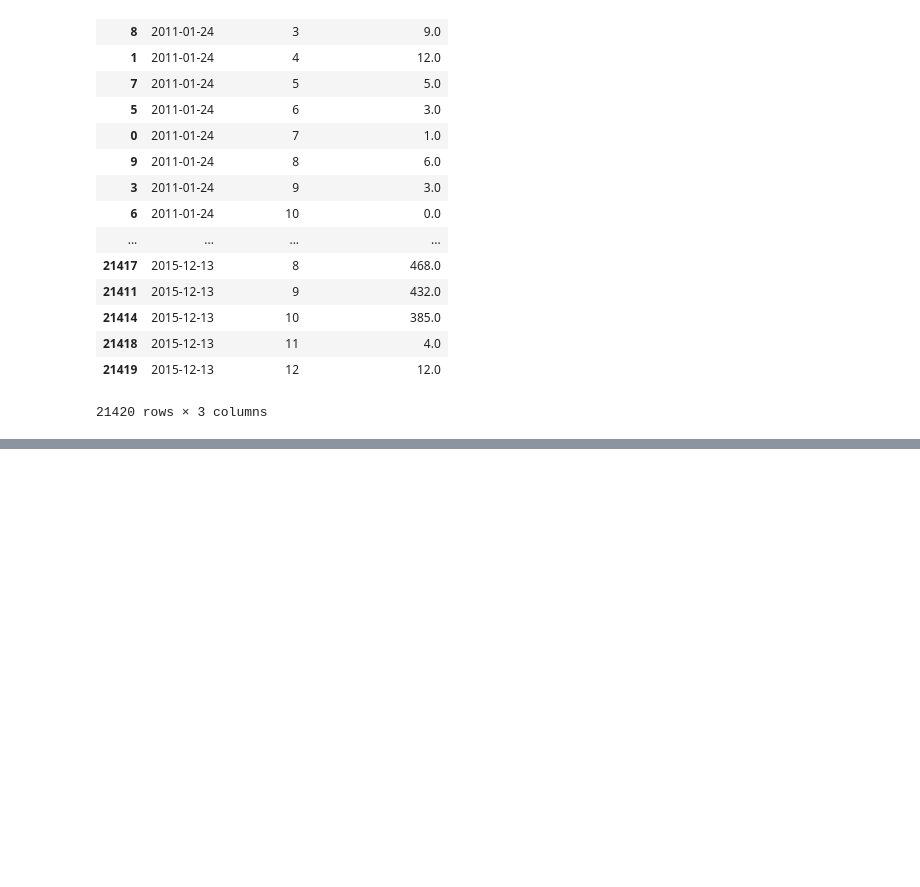
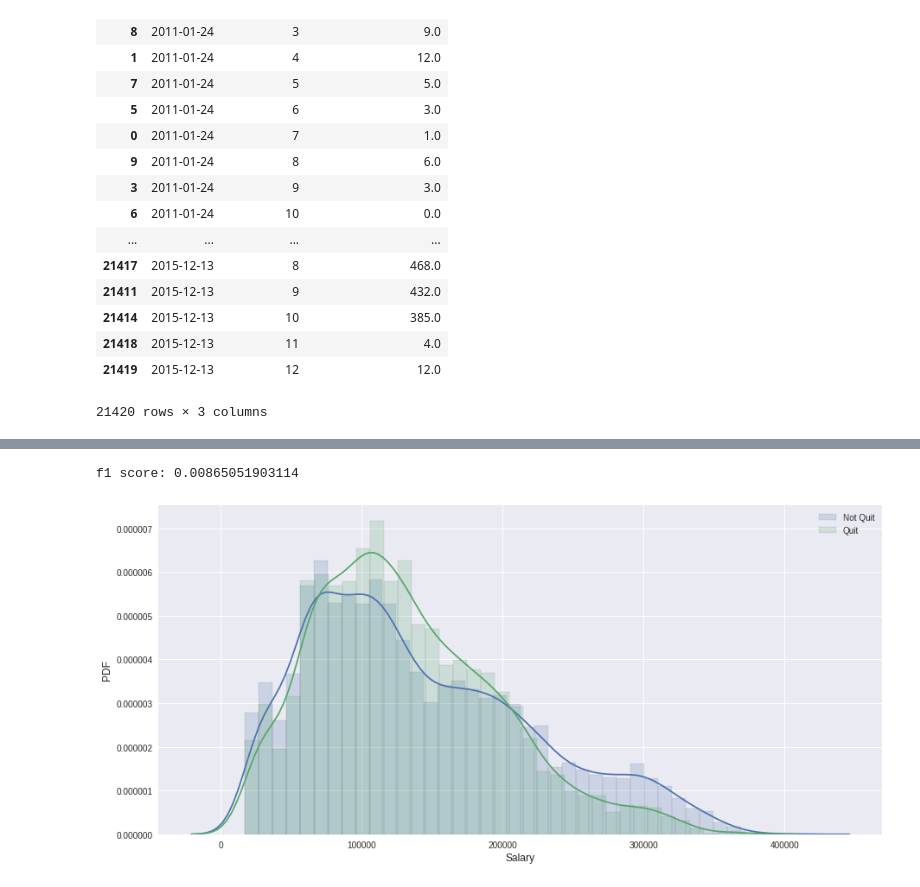
Before and after one commit to yutsai84/Datachallenge, a Jupyter notebook: Employee Retention.ipynb, the cells around one changed output, grey strips where cells are left out. Drawn from its saved outputs; the diff is of its cells as text; code cells hidden in the pictures; blank space fills up the shorter version.

```diff
--- a/Employee Retention.ipynb
+++ b/Employee Retention.ipynb
@@ -360,0 +479,25 @@ headcount_final
+# %%
+def preprocess_features(X):
+    '''
+    X: pandas data frame
+    Preprocesses the raw data and converts non-numeric binary variables into
+    binary (0/1) variables. Converts categorical variables into dummy variables.
+    '''
+
+    # Initialize new output DataFrame
+    output = pd.DataFrame(index = X.index)
+
+    # Investigate each feature column for the data
+    for col, col_data in X.iteritems():
+
+        # If data type is categorical, convert to dummy variables
+        if col_data.dtype == object:
+            # Example: 'school' => 'school_GP' and 'school_MS'
+            col_data = pd.get_dummies(col_data, prefix = col)
+
+        # Collect the revised columns
+        output = output.join(col_data)
+
+    return output
+# %%
+subset = preprocess_features(subset)
@@ -360,0 +525,3 @@ headcount_final
+# %%
+company = pd.get_dummies(subset['company_id'], prefix='company')
+subset = subset.join(company)
@@ -360,0 +650,6 @@ headcount_final
+# %%
+pred = reg.predict(X_test)
+score = performance_metric(y_test, pred)
+print("f1 score: " + str(score))
+# %% [output]
+f1 score: 0.00865051903114
@@ -360,0 +671,14 @@ headcount_final
+# %%
+# Visualization
+hist_kws={'histtype': 'bar', 'edgecolor':'black', 'alpha': 0.2}
+fig, ax = plt.subplots(figsize=(15, 7))
+sns.distplot(subset[subset['quit'] == 0]['salary'],
+             label='Not Quit', ax=ax, hist_kws=hist_kws)
+sns.distplot(subset[subset['quit'] == 1]['salary'],
+             label='Quit', ax=ax, hist_kws=hist_kws)
+ax.set_xlabel('Salary', fontsize=12)
+ax.set_ylabel('PDF', fontsize=12)
+ax.legend()
+plt.show()
+# %% [output]
+[figure, added]
```
Also changed, not shown: parts of 26 cells of this notebook.
